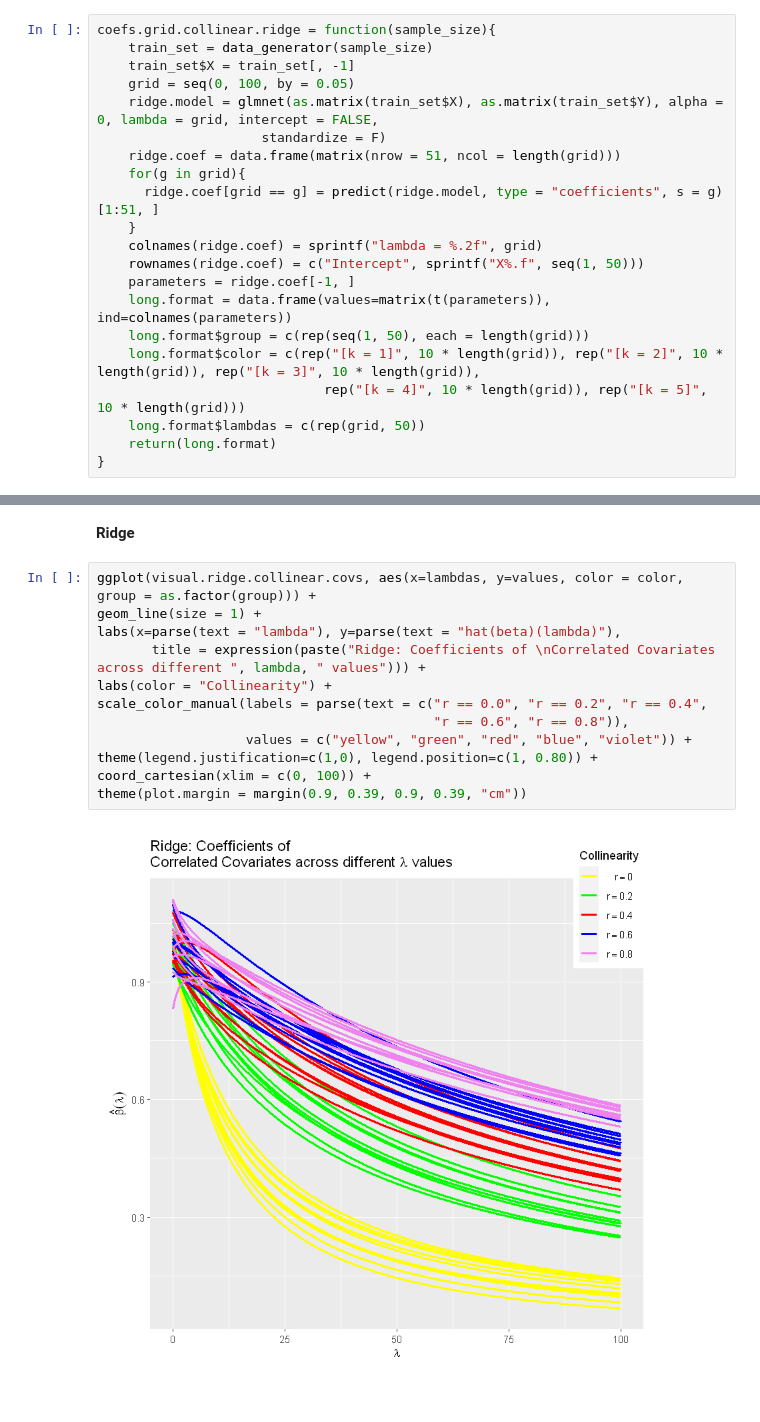
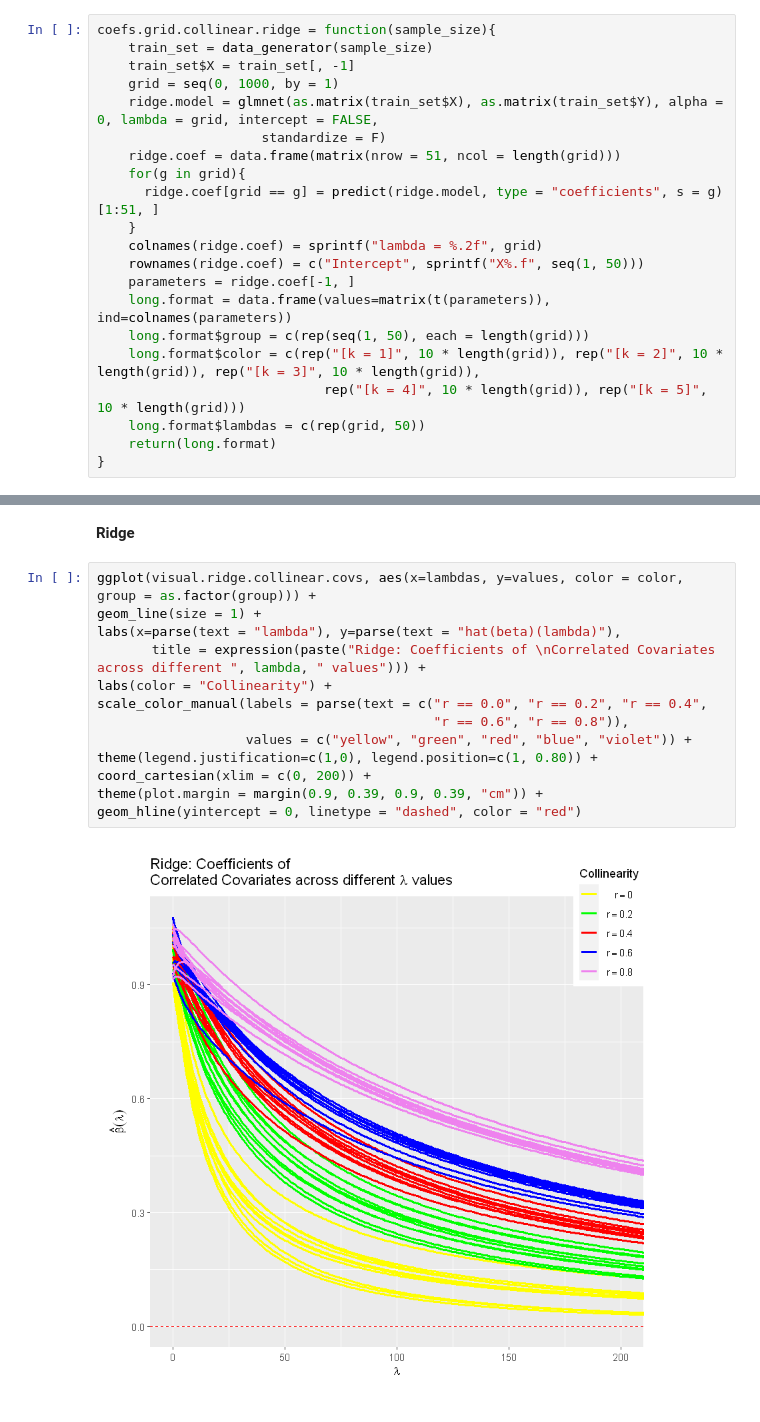
Before and after one commit to s6soverd/Computational-Statistics-Project-onLasso, a Jupyter notebook: finalproject_lasso.ipynb, the cells around one changed output, grey strips where cells are left out. Saved outputs shown, nothing was run; the diff lists cells and outputs as text.

```diff
--- a/finalproject_lasso.ipynb
+++ b/finalproject_lasso.ipynb
@@ -897,7 +922,7 @@ coefs.grid.collinear.lasso = function(sample_size){
 coefs.grid.collinear.ridge = function(sample_size){
     train_set = data_generator(sample_size)
     train_set$X = train_set[, -1]
-    grid = seq(0, 100, by = 0.05)
+    grid = seq(0, 1000, by = 1)
     ridge.model = glmnet(as.matrix(train_set$X), as.matrix(train_set$Y), alpha = 0, lambda = grid, intercept = FALSE,
                      standardize = F)
     ridge.coef = data.frame(matrix(nrow = 51, ncol = length(grid)))
@@ -937,14 +964,15 @@ theme(plot.margin = margin(0.9, 0.39, 0.9, 0.39, "cm"))
 # %%
 ggplot(visual.ridge.collinear.covs, aes(x=lambdas, y=values, color = color, group = as.factor(group))) +
 geom_line(size = 1) +
 labs(x=parse(text = "lambda"), y=parse(text = "hat(beta)(lambda)"),
        title = expression(paste("Ridge: Coefficients of \nCorrelated Covariates across different ", lambda, " values"))) +
 labs(color = "Collinearity") +
 scale_color_manual(labels = parse(text = c("r == 0.0", "r == 0.2", "r == 0.4",
                                            "r == 0.6", "r == 0.8")),
                    values = c("yellow", "green", "red", "blue", "violet")) +
 theme(legend.justification=c(1,0), legend.position=c(1, 0.80)) +
-coord_cartesian(xlim = c(0, 100)) +
-theme(plot.margin = margin(0.9, 0.39, 0.9, 0.39, "cm"))
+coord_cartesian(xlim = c(0, 200)) +
+theme(plot.margin = margin(0.9, 0.39, 0.9, 0.39, "cm")) +
+geom_hline(yintercept = 0, linetype = "dashed", color = "red")
 # %% [output]
-[figure, old version]
+[figure, new version]
```
Also changed, not shown: parts of 14 cells of this notebook.
